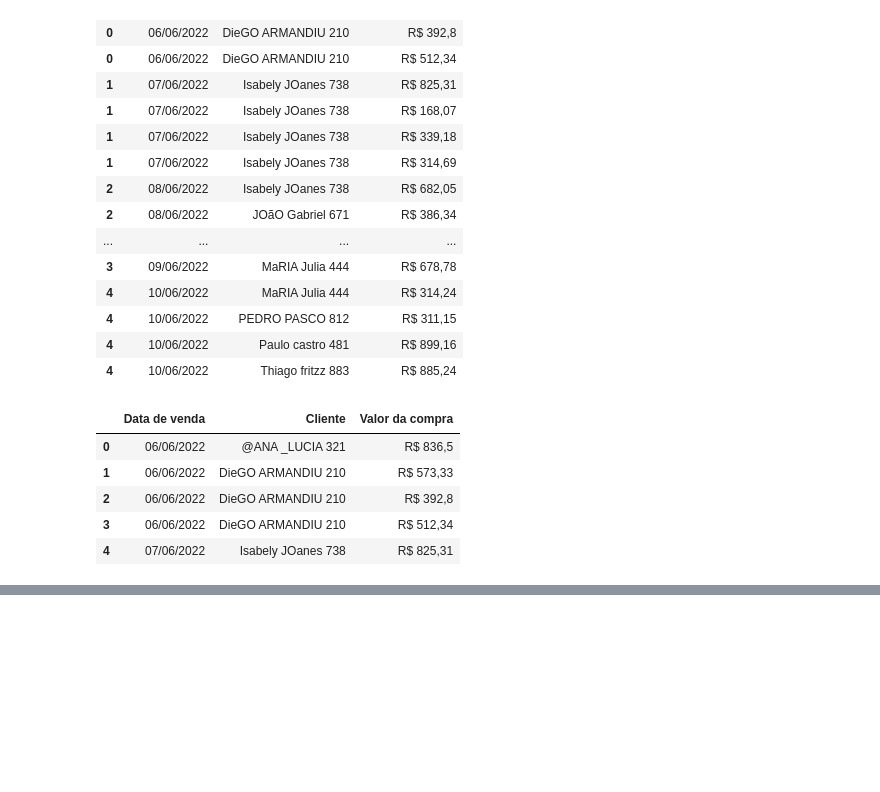
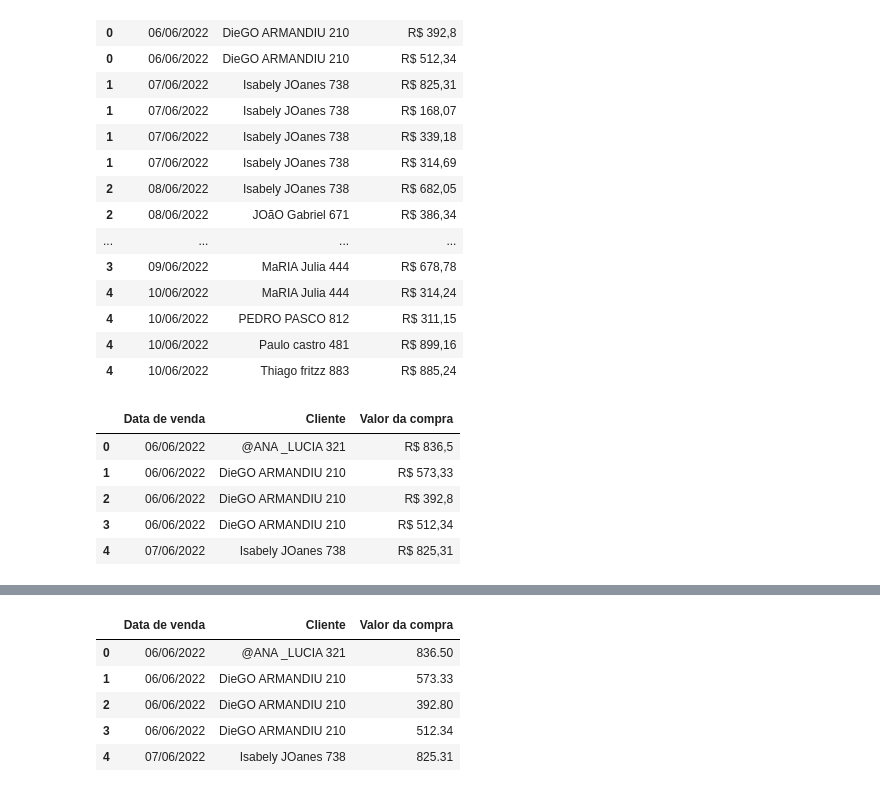
Before and after one commit to AndresCMontejo/Pandas_tratamiento_manipulaci-n_datos, a Jupyter notebook: Proyecto_Desafío_1_Ventas_Online.ipynb, the cells around one changed output, grey strips where cells are left out. Cells and saved outputs as stored; diff of their text form; code cells hidden in the pictures; blank space fills up the shorter version.

```diff
--- a/Proyecto_Desafío_1_Ventas_Online.ipynb
+++ b/Proyecto_Desafío_1_Ventas_Online.ipynb
@@ -88,0 +102,5 @@ datos.head()
+# %%
+import numpy as np
+datos['Valor da compra'] = datos['Valor da compra'].apply(lambda x: x.replace('R$', '').replace(',', '.').strip())
+datos['Valor da compra'] = datos['Valor da compra'].astype(np.float64)
+datos.info()
@@ -88,0 +118,9 @@ datos.head()
+# %%
+datos.head()
+# %% [output]
+|  | Data de venda | Cliente | Valor da compra |
+| 0 | 06/06/2022 | @ANA _LUCIA 321 | 836.50 |
+| 1 | 06/06/2022 | DieGO ARMANDIU 210 | 573.33 |
+| 2 | 06/06/2022 | DieGO ARMANDIU 210 | 392.80 |
+| 3 | 06/06/2022 | DieGO ARMANDIU 210 | 512.34 |
+| 4 | 07/06/2022 | Isabely JOanes 738 | 825.31 |
```
Also changed, not shown: parts of 2 cells of this notebook.
